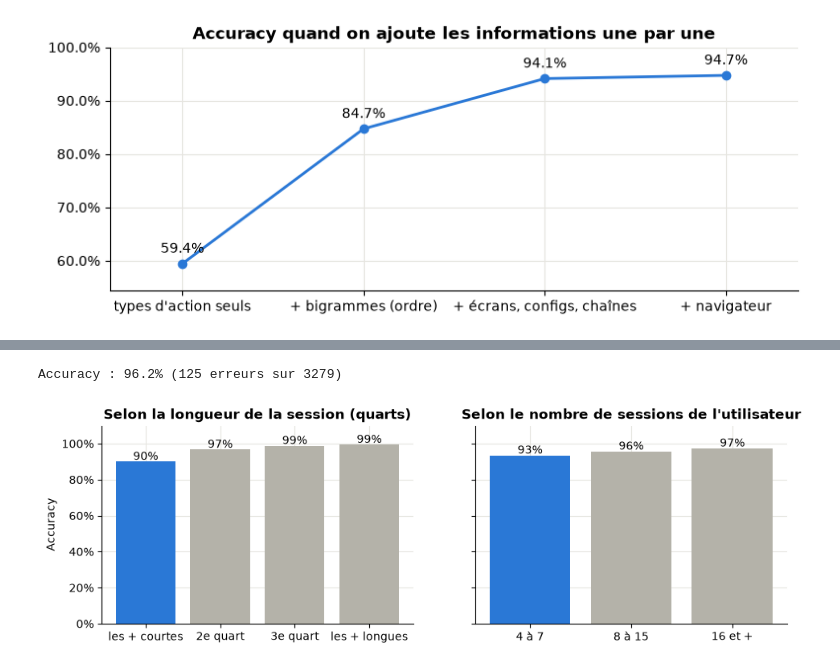
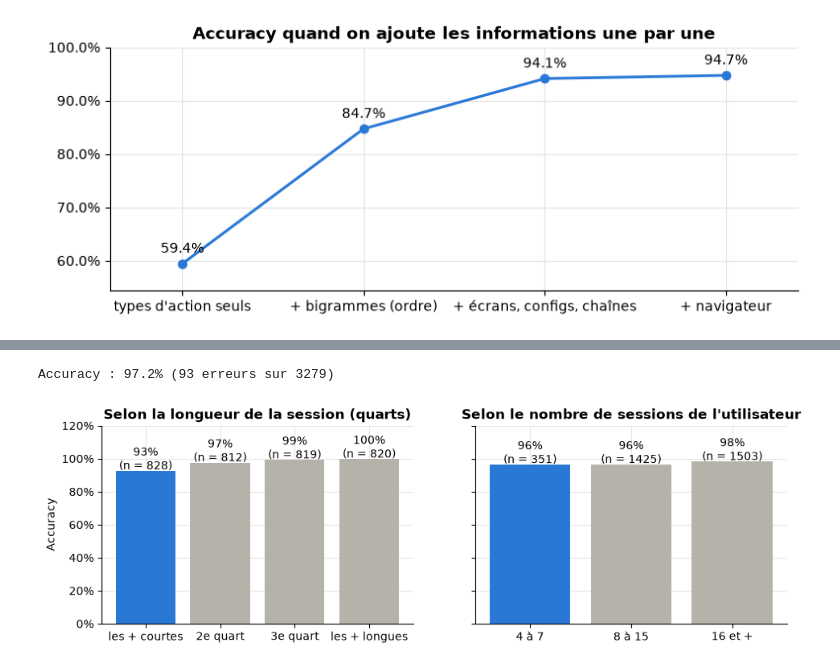
Before and after one commit to SeifSaid/be1, a Jupyter notebook: analyse.ipynb, the cells around one changed output, grey strips where cells are left out. Cells and saved outputs as stored; diff of their text form; code cells hidden in the pictures.

```diff
--- a/analyse.ipynb
+++ b/analyse.ipynb
@@ -336,5 +350,5 @@ modeles = {
 resultats = {}
 for nom, (modele, X) in modeles.items():
     resultats[nom] = evaluer(modele, X)
-    print(f"{nom:40s} accuracy = {resultats[nom][0]:.1%} (± {resultats[nom][1]:.1%})")
+    afficher(nom, resultats[nom])
 # %% [output]
@@ -346,5 +360,5 @@ SVM linéaire (TF-IDF)                    accuracy = 94.7% (± 0.8%)
 # %%
-acc = pd.Series({nom: r[0] for nom, r in resultats.items()}).sort_values()
+acc = pd.Series({nom: r["accuracy"] for nom, r in resultats.items()}).sort_values()
 plt.figure(figsize=(8, 3))
 plt.barh(acc.index, acc.values, color=[BLEU if v == acc.max() else GRIS for v in acc])
 for i, v in enumerate(acc.values):
@@ -416,8 +445,11 @@ C règle le compromis entre « coller » aux données d'entraînement (C grand,
 # %%
+cv_repete = RepeatedStratifiedKFold(n_splits=4, n_repeats=3, random_state=0)
+
 scores_C = {}
 for C in [0.1, 0.3, 1, 3, 10, 30]:
-    scores_C[C] = evaluer(make_pipeline(tfidf(), LinearSVC(C=C)), textes)[0]
-    print(f"C = {C:<4} accuracy = {scores_C[C]:.1%}")
+    r = evaluer(make_pipeline(tfidf(), LinearSVC(C=C)), textes, cv=cv_repete)
+    scores_C[C] = r["accuracy"]
+    afficher(f"C = {C}", r)
 
 meilleur_C = max(scores_C, key=scores_C.get)
 print("Meilleur C :", meilleur_C)
@@ -443,0 +493,21 @@ Meilleur C : 10
+# %%
+modele_final = make_pipeline(tfidf(), LinearSVC(C=meilleur_C))
+classes = np.unique(y)          # même ordre que les colonnes de decision_function
+nav_util = dict(zip(y, nav))    # le navigateur (unique) de chaque utilisateur
+
+def masque_navigateur(navigateurs):
+    """Tableau sessions x utilisateurs : True si l'utilisateur utilise le navigateur de la session."""
+    return np.array([[nav_util[u] == n for u in classes] for n in navigateurs])
+
+def predire_avec_navigateur(scores, navigateurs):
+    """Meilleur utilisateur parmi ceux qui utilisent le navigateur de la session."""
+    return classes[np.where(masque_navigateur(navigateurs), scores, -np.inf).argmax(axis=1)]
+
+scores_cv = cross_val_predict(modele_final, textes, y, cv=cv, n_jobs=4, method="decision_function")
+pred_svm = classes[scores_cv.argmax(axis=1)]
+pred_final = predire_avec_navigateur(scores_cv, nav)
+
+impossibles = np.array([nav_util[p] != n for p, n in zip(pred_svm, nav)])
+print(f"SVM seul : {(pred_svm != y).sum()} erreurs, dont {impossibles.sum()} donnent un utilisateur qui n'utilise jamais ce navigateur\n")
+for nom, p in [("SVM seul", pred_svm), ("SVM + contrainte du navigateur", pred_final)]:
+    print(f"{nom:32s} accuracy = {accuracy_score(y, p):.1%}   F1 macro = {f1_score(y, p, average='macro'):.1%}")
@@ -444,23 +563,22 @@ Meilleur C : 10
 # %%
-modele_final = make_pipeline(tfidf(), LinearSVC(C=meilleur_C))
-predictions = cross_val_predict(modele_final, textes, y, cv=cv, n_jobs=4)
-stats["correct"] = predictions == y
+stats["correct"] = pred_final == y
 print(f"Accuracy : {stats.correct.mean():.1%} ({(~stats.correct).sum()} erreurs sur {len(y)})")
 
 stats["longueur"] = pd.qcut(stats.nb_actions, 4, labels=["les + courtes", "2e quart", "3e quart", "les + longues"])
 stats["nb_sessions_util"] = pd.cut(stats.utilisateur.map(sessions_par_util), [0, 7, 15, 100], labels=["4 à 7", "8 à 15", "16 et +"])
 
 fig, (ax1, ax2) = plt.subplots(1, 2, figsize=(11, 3.2), sharey=True)
 for ax, colonne, titre in [(ax1, "longueur", "Selon la longueur de la session (quarts)"),
                            (ax2, "nb_sessions_util", "Selon le nombre de sessions de l'utilisateur")]:
-    taux = stats.groupby(colonne, observed=True).correct.mean()
+    groupes = stats.groupby(colonne, observed=True).correct
+    taux, effectifs = groupes.mean(), groupes.size()
     ax.bar(taux.index.astype(str), taux.values, color=[BLEU if v == taux.min() else GRIS for v in taux])
-    for i, v in enumerate(taux.values):
-        ax.text(i, v + 0.01, f"{v:.0%}", ha="center")
-    ax.set(title=titre, ylim=(0, 1.1))
+    for i, (v, n) in enumerate(zip(taux.values, effectifs.values)):
+        ax.text(i, v + 0.01, f"{v:.0%}\n(n = {n})", ha="center")
+    ax.set(title=titre, ylim=(0, 1.2))
     ax.yaxis.set_major_formatter(pourcent)
 ax1.set_ylabel("Accuracy")
 plt.show()
 # %% [output]
-Accuracy : 96.2% (125 erreurs sur 3279)
+Accuracy : 97.2% (93 erreurs sur 3279)
-[figure, old version]
+[figure, new version]
```
Also changed, not shown: parts of 66 cells of this notebook, 19 other files.
